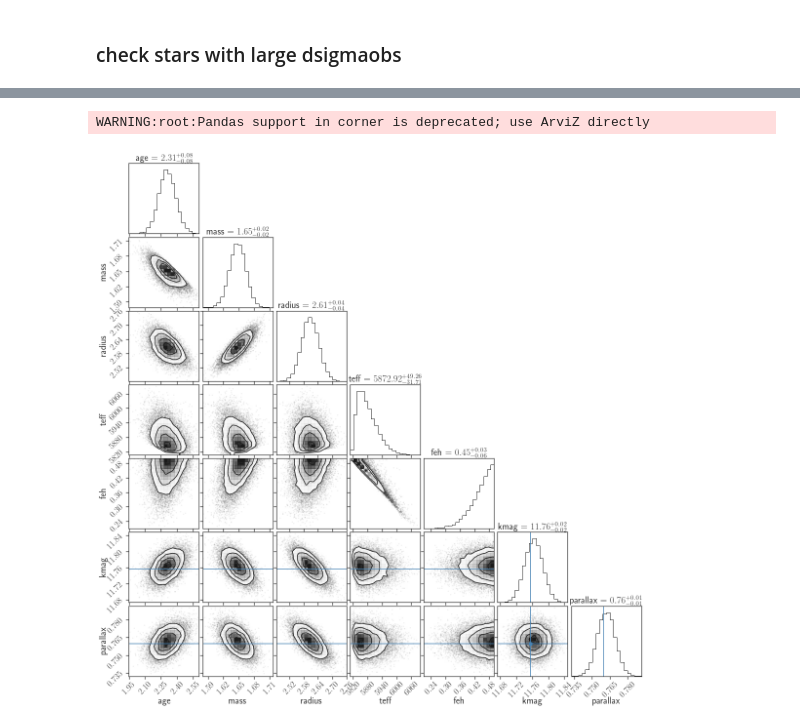
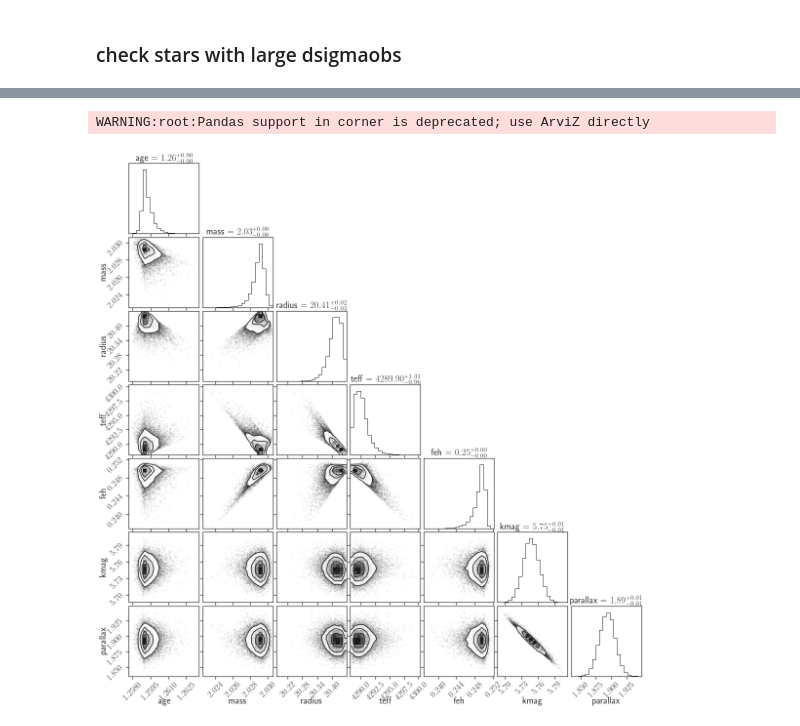
Before and after one commit to kemasuda/acheron, a Jupyter notebook: tests_simulation/summarize.ipynb, the cells around one changed output, grey strips where cells are left out. Cells and saved outputs as stored; diff of their text form; code cells hidden in the pictures.

```diff
--- a/tests_simulation/summarize.ipynb
+++ b/tests_simulation/summarize.ipynb
@@ -11,11 +11,11 @@ from matplotlib import rc
 rc('text', usetex=True)
 %matplotlib inline
 # %%
-dinput = pd.read_csv("input/simulated-cks.csv")
+dinput = pd.read_csv("input/simulated-cks3.csv")
 # %%
 dinput["kepid"] = ["%05d"%k for k in dinput.kepid]
 # %%
-postdir = "posteriors_simulated_cks/"
+postdir = "posteriors_simulated_cks3/"
 # %%
 obskeys = ['teff', 'feh', 'kmag', 'parallax']
 keys = ['age', 'mass', 'radius'] + obskeys
@@ -58,5 +58,5 @@ dpct = summary_stats(postdir, dinput.kepid, keys).rename({"name": "kepid"}, axis
 # %%
-d = pd.merge(dpct, dinput[["kepid"]+[_k+"_obs" for _k in obskeys]+[_k+"_error" for _k in obskeys]+[_k+"_true" for _k in keys]], on='kepid')
+d = pd.merge(dpct, dinput[["kepid", "eep_true"]+[_k+"_obs" for _k in obskeys]+[_k+"_error" for _k in obskeys]+[_k+"_true" for _k in keys]], on='kepid')
 # %%
 for key in obskeys:
     d["d"+key] = d["iso_"+key] - d[key+"_obs"]
@@ -100,5 +111,5 @@ d[~d.idx]
 # %%
-sidx = 26#17
+sidx = 3645
 # %%
 filename = postdir + "%s_samples.csv"%d.kepid[sidx]
 smp = pd.read_csv(filename)
@@ -105,6 +126,6 @@ smp = pd.read_csv(filename)
 # %%
-fig = corner.corner(smp[keys], truths=[None]*3+list(d.iloc[sidx][[_k+"_obs" for _k in obskeys]]),
+fig = corner.corner(smp[keys], truths=list(d.iloc[sidx][['age_true', 'mass_true', 'radius_true']])+list(d.iloc[sidx][[_k+"_obs" for _k in obskeys]]),
                     show_titles=True, title_fmt='.2f')
 # %% [output]
 WARNING:root:Pandas support in corner is deprecated; use ArviZ directly
-[figure, old version]
+[figure, new version]
```
Also changed, not shown: parts of 9 cells of this notebook.
